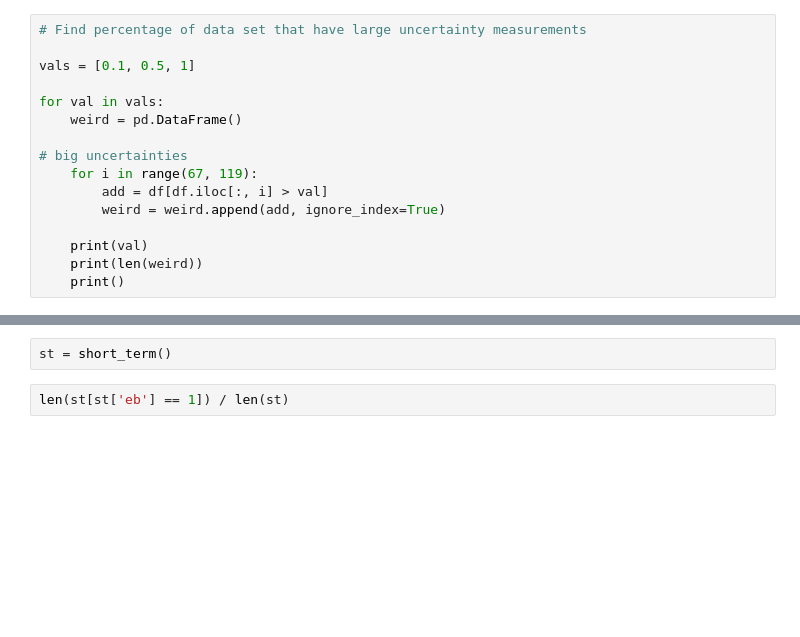
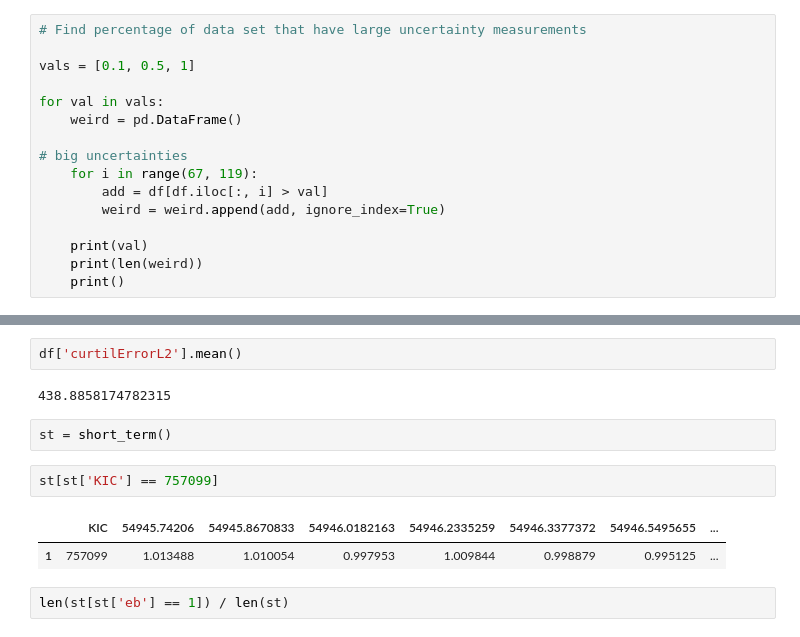
Before and after one commit to emily21030/rfc-var, a Jupyter notebook: labelling/visualize_fits.ipynb, the cells around one changed output, grey strips where cells are left out. Cells and saved outputs as stored; diff of their text form; blank space fills up the shorter version.

Commit message:
refitted errors, cleaned up file org

```diff
--- a/labelling/visualize_fits.ipynb
+++ b/labelling/visualize_fits.ipynb
@@ -215,5 +248,14 @@ print(len(non_var()) / len(df))
-# %%
-st = short_term()
+# %%
+df['curtilErrorL2'].mean()
+# %% [output]
+438.8858174782315
+# %%
+st = short_term()
+# %%
+st[st['KIC'] == 757099]
+# %% [output]
+|  | KIC | 54945.74206 | 54945.8670833 | 54946.0182163 | 54946.2335259 | 54946.3377372 | 54946.5495655 | ... |
+| 1 | 757099 | 1.013488 | 1.010054 | 0.997953 | 1.009844 | 0.998879 | 0.995125 | ... |
 # %%
 len(st[st['eb'] == 1]) / len(st)
 # %%
```
Also changed, not shown: parts of 9 cells of this notebook, 14 other files.
